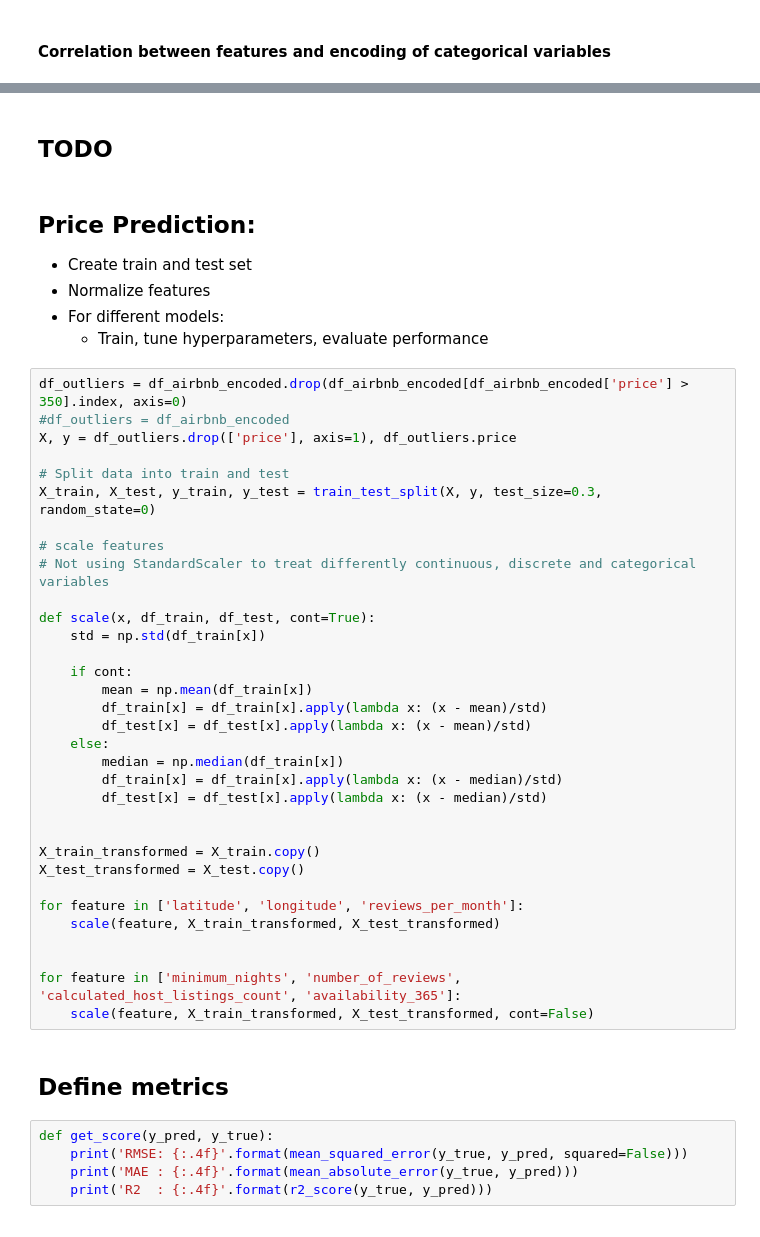
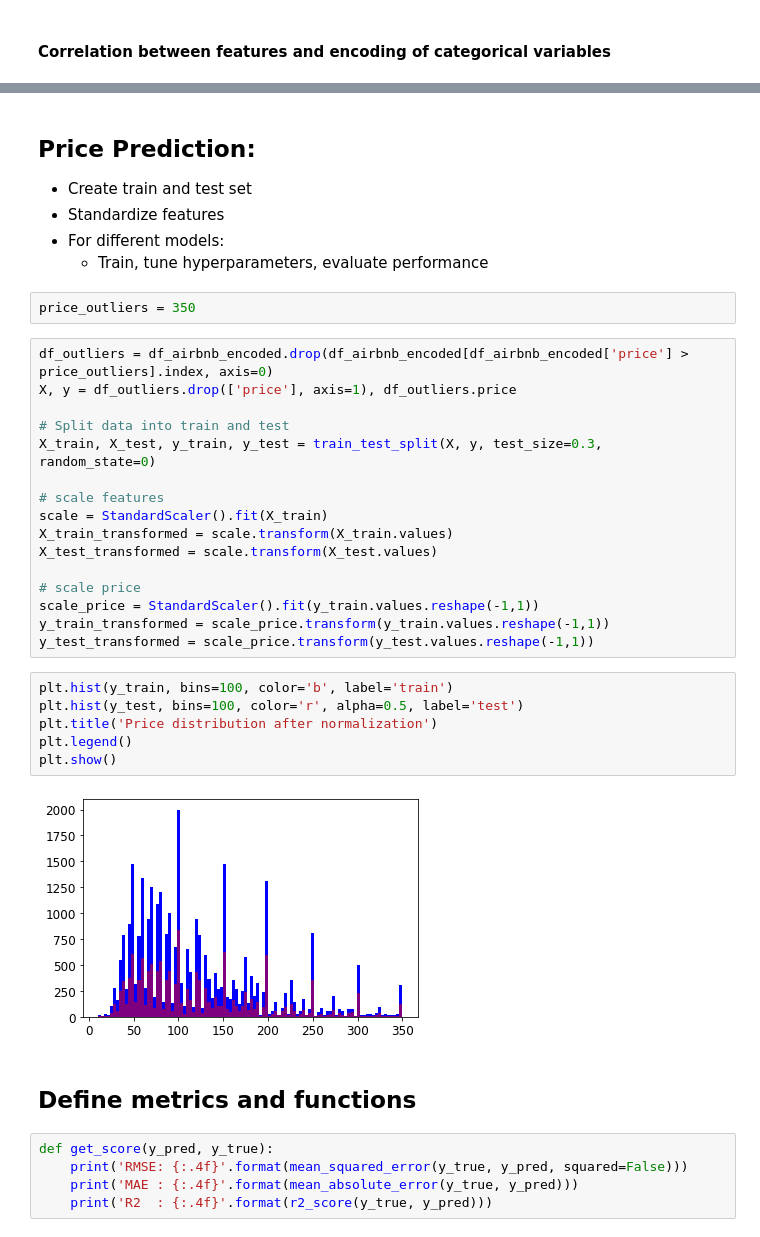
Before and after one commit to natbolon/airbnb_prices, a Jupyter notebook: airbnb_prices.ipynb, the cells around one changed output, grey strips where cells are left out. Drawn from its saved outputs; the diff is of its cells as text.

```diff
--- a/airbnb_prices.ipynb
+++ b/airbnb_prices.ipynb
@@ -190,47 +281,38 @@ df_airbnb_encoded
-# %% [markdown]
-## TODO
 # %% [markdown]
 ## Price Prediction:
 
 * Create train and test set
-* Normalize features
+* Standardize features
 * For different models:
     - Train, tune hyperparameters, evaluate performance
-# %%
-df_outliers = df_airbnb_encoded.drop(df_airbnb_encoded[df_airbnb_encoded['price'] > 350].index, axis=0)
-#df_outliers = df_airbnb_encoded
-X, y = df_outliers.drop(['price'], axis=1), df_outliers.price
-
-# Split data into train and test
-X_train, X_test, y_train, y_test = train_test_split(X, y, test_size=0.3, random_state=0)
-
-# scale features
-# Not using StandardScaler to treat differently continuous, discrete and categorical variables
-
-def scale(x, df_train, df_test, cont=True):
-    std = np.std(df_train[x])
-
-    if cont:
-        mean = np.mean(df_train[x])
-        df_train[x] = df_train[x].apply(lambda x: (x - mean)/std)
-        df_test[x] = df_test[x].apply(lambda x: (x - mean)/std)
-    else:
-        median = np.median(df_train[x])
-        df_train[x] = df_train[x].apply(lambda x: (x - median)/std)
-        df_test[x] = df_test[x].apply(lambda x: (x - median)/std)
-
-
-X_train_transformed = X_train.copy()
-X_test_transformed = X_test.copy()
-
-for feature in ['latitude', 'longitude', 'reviews_per_month']:
-    scale(feature, X_train_transformed, X_test_transformed)
-
-
-for feature in ['minimum_nights', 'number_of_reviews', 'calculated_host_listings_count', 'availability_365']:
-    scale(feature, X_train_transformed, X_test_transformed, cont=False)
+# %%
+price_outliers = 350
+# %%
+df_outliers = df_airbnb_encoded.drop(df_airbnb_encoded[df_airbnb_encoded['price'] > price_outliers].index, axis=0)
+X, y = df_outliers.drop(['price'], axis=1), df_outliers.price
+
+# Split data into train and test
+X_train, X_test, y_train, y_test = train_test_split(X, y, test_size=0.3, random_state=0)
+
+# scale features
+scale = StandardScaler().fit(X_train)
+X_train_transformed = scale.transform(X_train.values)
+X_test_transformed = scale.transform(X_test.values)
+
+# scale price
+scale_price = StandardScaler().fit(y_train.values.reshape(-1,1))
+y_train_transformed = scale_price.transform(y_train.values.reshape(-1,1))
+y_test_transformed = scale_price.transform(y_test.values.reshape(-1,1))
+# %%
+plt.hist(y_train, bins=100, color='b', label='train')
+plt.hist(y_test, bins=100, color='r', alpha=0.5, label='test')
+plt.title('Price distribution after normalization')
+plt.legend()
+plt.show()
+# %% [output]
+[figure, added]
 # %% [markdown]
-## Define metrics
+## Define metrics and functions
 # %%
 def get_score(y_pred, y_true):
     print('RMSE: {:.4f}'.format(mean_squared_error(y_true, y_pred, squared=False)))
```
Also changed, not shown: parts of 52 cells of this notebook.
